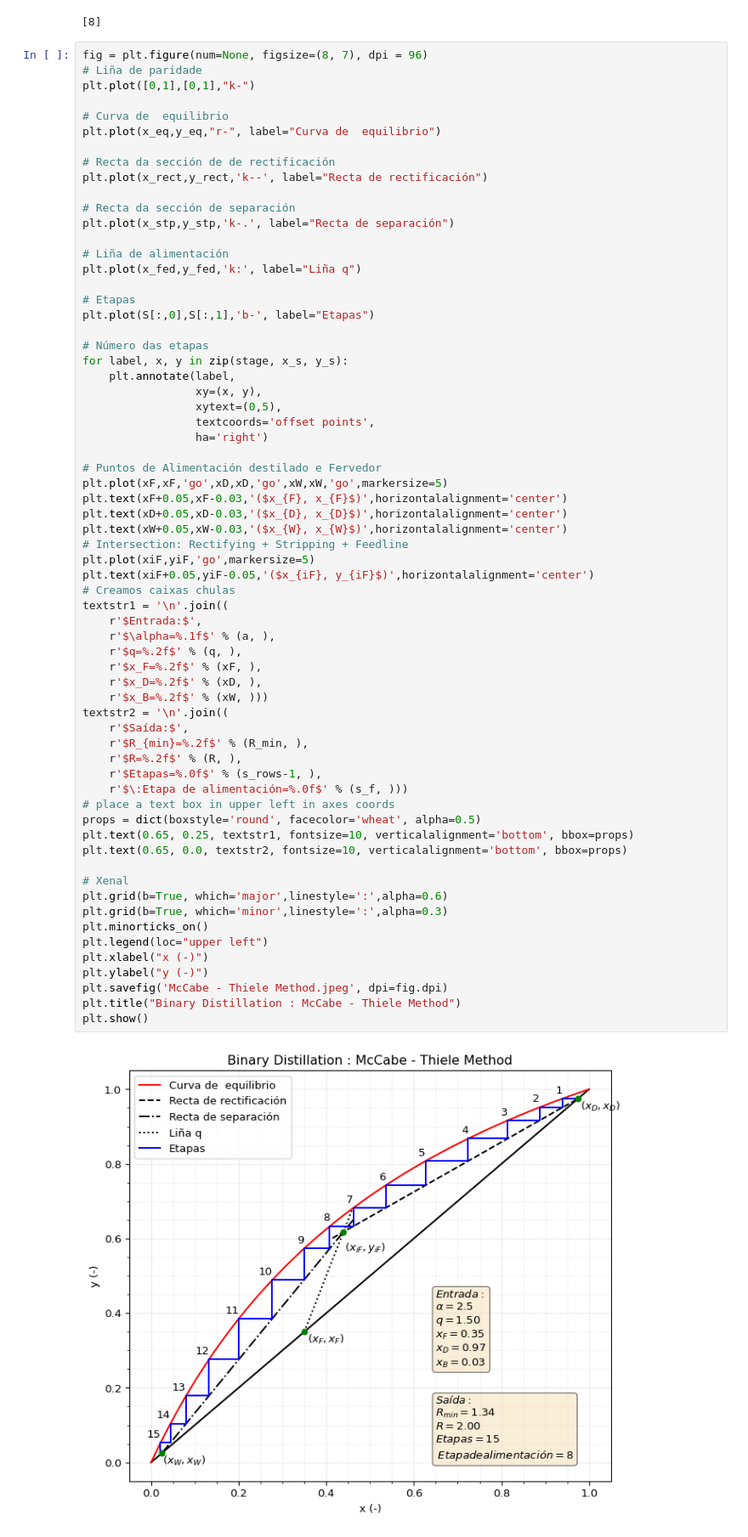
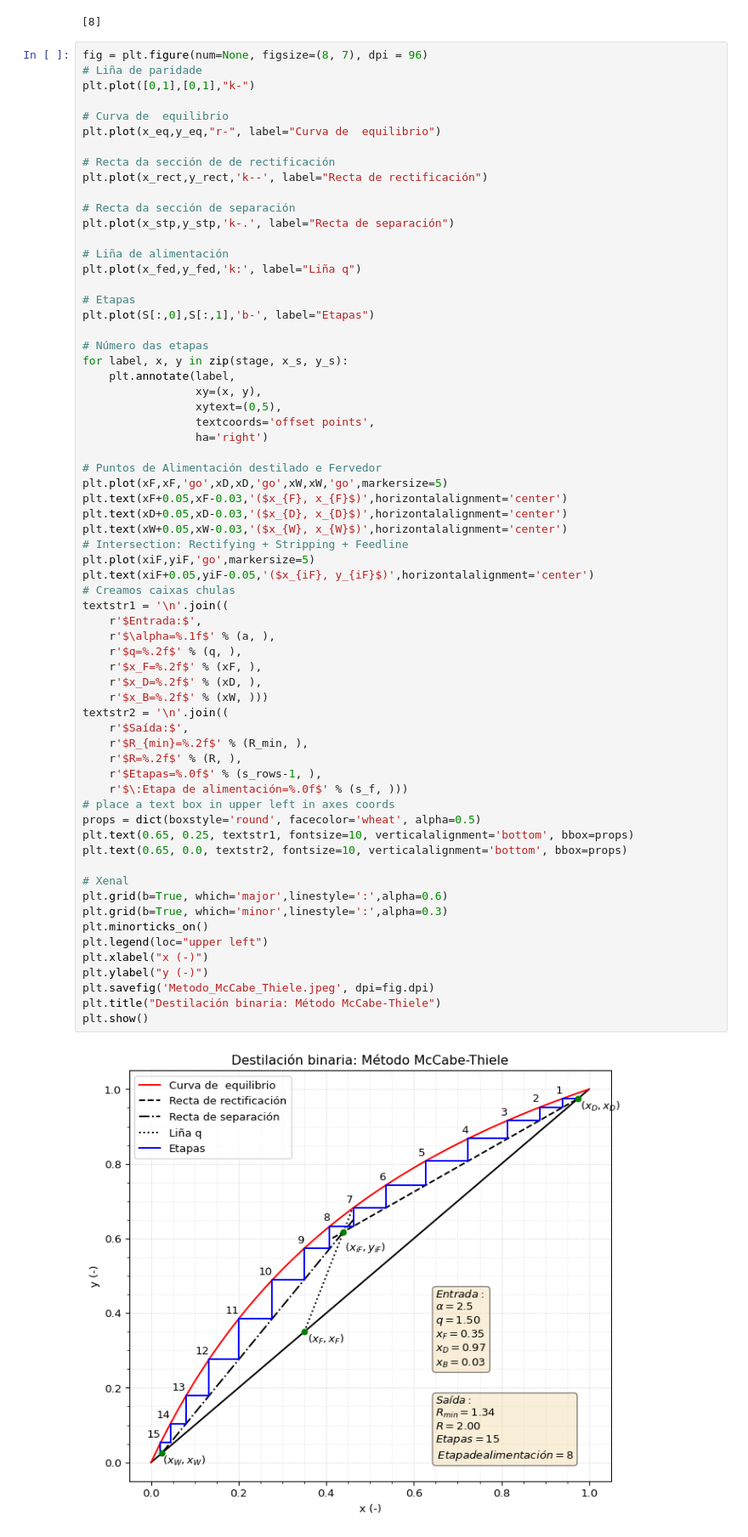
Before and after one commit to anxosanchez/cheel, a Jupyter notebook: Maccabe_Thiele.ipynb, the cells around one changed output. Shown: that part at 85% size. Saved outputs shown, nothing was run; the diff lists cells and outputs as text.

```diff
--- a/Maccabe_Thiele.ipynb
+++ b/Maccabe_Thiele.ipynb
@@ -182,33 +182,33 @@ plt.text(xW+0.05,xW-0.03,'($x_{W}, x_{W}$)',horizontalalignment='center')
 plt.plot(xiF,yiF,'go',markersize=5)
 plt.text(xiF+0.05,yiF-0.05,'($x_{iF}, y_{iF}$)',horizontalalignment='center')
 # Creamos caixas chulas
 textstr1 = '\n'.join((
     r'$Entrada:$',
     r'$\alpha=%.1f$' % (a, ),
     r'$q=%.2f$' % (q, ),
     r'$x_F=%.2f$' % (xF, ),
     r'$x_D=%.2f$' % (xD, ),
     r'$x_B=%.2f$' % (xW, )))
 textstr2 = '\n'.join((
     r'$Saída:$',
     r'$R_{min}=%.2f$' % (R_min, ),
     r'$R=%.2f$' % (R, ),
     r'$Etapas=%.0f$' % (s_rows-1, ),
     r'$\:Etapa de alimentación=%.0f$' % (s_f, )))
 # place a text box in upper left in axes coords
 props = dict(boxstyle='round', facecolor='wheat', alpha=0.5)
 plt.text(0.65, 0.25, textstr1, fontsize=10, verticalalignment='bottom', bbox=props)
 plt.text(0.65, 0.0, textstr2, fontsize=10, verticalalignment='bottom', bbox=props)
 
 # Xenal
 plt.grid(b=True, which='major',linestyle=':',alpha=0.6)
 plt.grid(b=True, which='minor',linestyle=':',alpha=0.3)
 plt.minorticks_on()
 plt.legend(loc="upper left")
 plt.xlabel("x (-)")
 plt.ylabel("y (-)")
-plt.savefig('McCabe - Thiele Method.jpeg', dpi=fig.dpi)
-plt.title("Binary Distillation : McCabe - Thiele Method")
+plt.savefig('Metodo_McCabe_Thiele.jpeg', dpi=fig.dpi)
+plt.title("Destilación binaria: Método McCabe-Thiele")
 plt.show()
 # %% [output]
-[figure, old version]
+[figure, new version]
```
